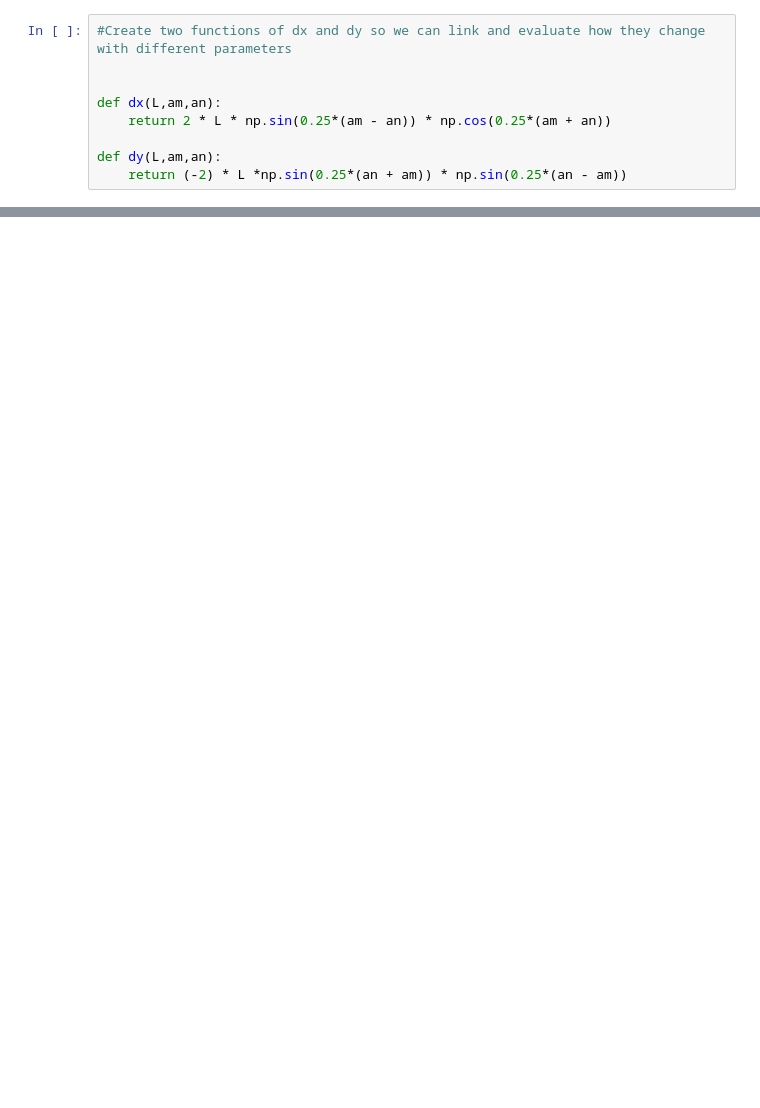
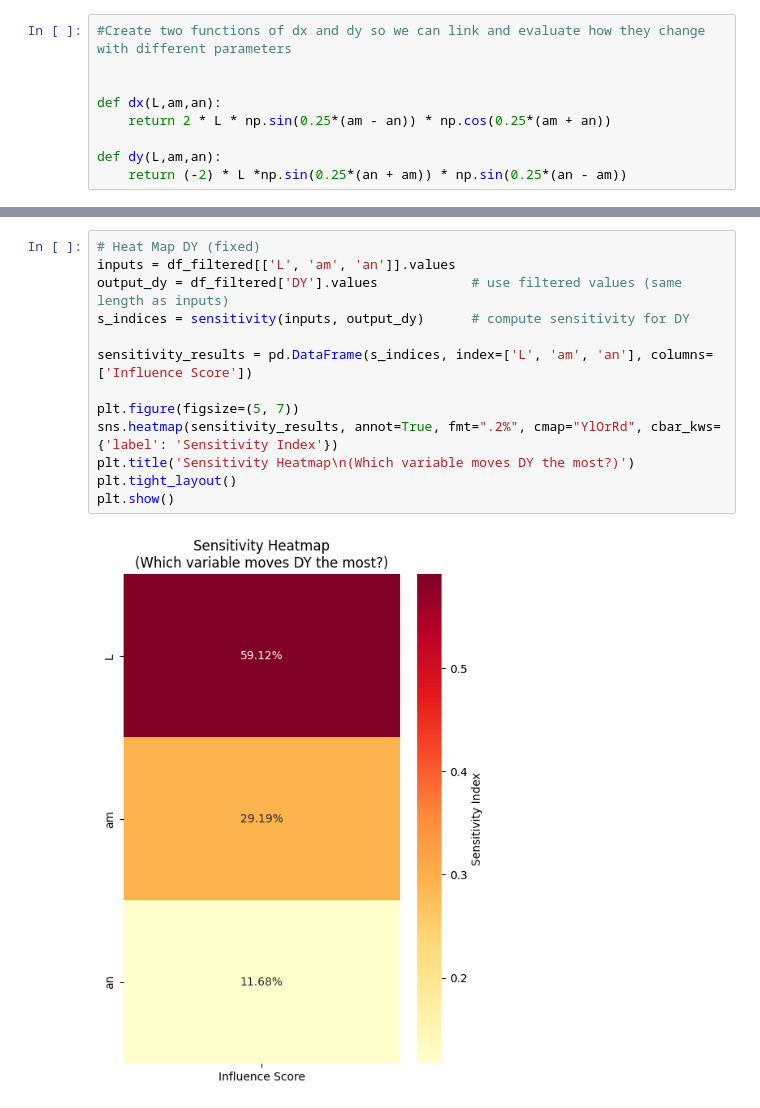
Before and after one commit to JonathanS1212/MECH390, a Jupyter notebook: DOE/Jonathan.ipynb, the cells around one changed output, grey strips where cells are left out. Saved outputs shown, nothing was run; the diff lists cells and outputs as text; blank space fills up the shorter version.

```diff
--- a/DOE/Jonathan.ipynb
+++ b/DOE/Jonathan.ipynb
@@ -182,0 +205,15 @@ PermissionError: [Errno 13] Permission denied: 'filtered_data2.csv'
+# %%
+# Heat Map DY (fixed)
+inputs = df_filtered[['L', 'am', 'an']].values
+output_dy = df_filtered['DY'].values            # use filtered values (same length as inputs)
+s_indices = sensitivity(inputs, output_dy)      # compute sensitivity for DY
+
+sensitivity_results = pd.DataFrame(s_indices, index=['L', 'am', 'an'], columns=['Influence Score'])
+
+plt.figure(figsize=(5, 7))
+sns.heatmap(sensitivity_results, annot=True, fmt=".2%", cmap="YlOrRd", cbar_kws={'label': 'Sensitivity Index'})
+plt.title('Sensitivity Heatmap\n(Which variable moves DY the most?)')
+plt.tight_layout()
+plt.show()
+# %% [output]
+[figure, added]
```
Also changed, not shown: parts of 12 cells of this notebook, 15 other files.
